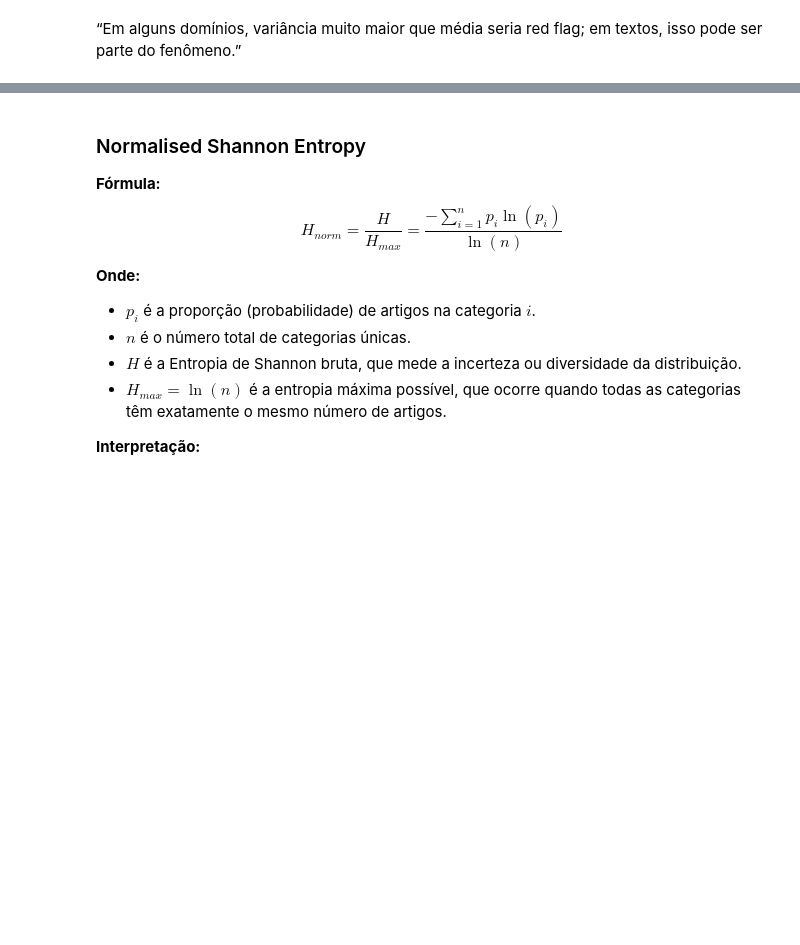
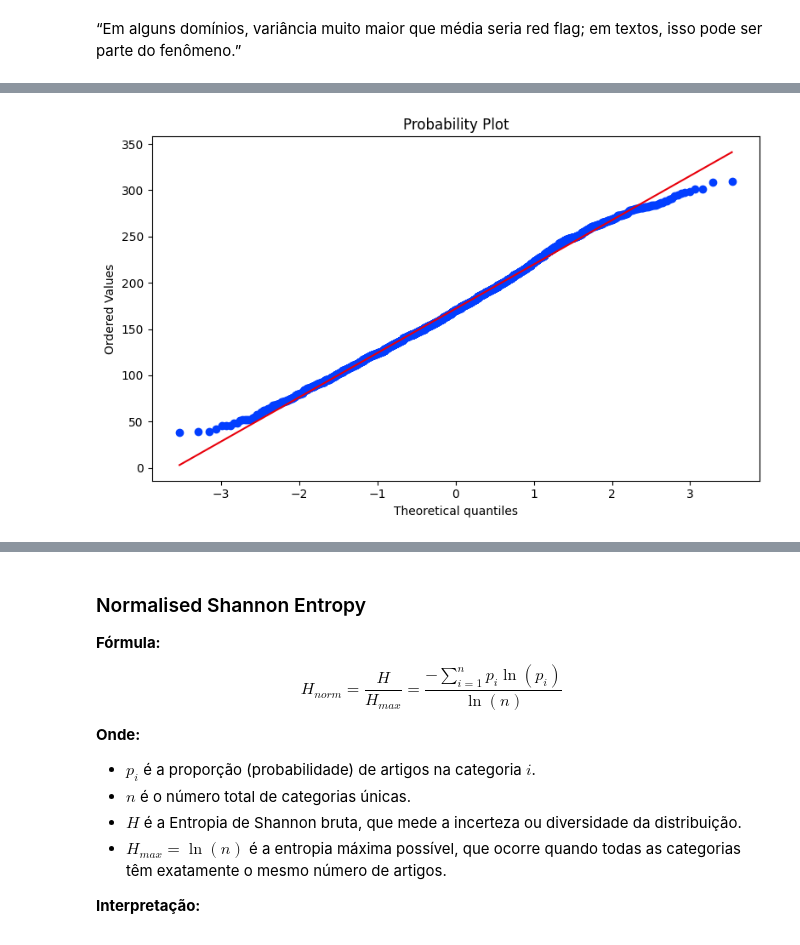
Before and after one commit to jhlopesalves/eda_humanidades, a Jupyter notebook: encontro_6/enc_6.ipynb, the cells around one changed output, grey strips where cells are left out. Drawn from its saved outputs; the diff is of its cells as text; code cells hidden in the pictures; blank space fills up the shorter version.

```diff
--- a/encontro_6/enc_6.ipynb
+++ b/encontro_6/enc_6.ipynb
@@ -600,3 +626,20 @@ plt.show()
+# %%
+# Feioso
+fig, ax = plt.subplots(figsize=(8, 5))
+
+stats.probplot(
+    arxiv_df["abstract_n_words"],
+    dist="norm",
+    plot=ax,
+)
+
+points, fit_line = ax.lines
+
+
+plt.tight_layout()
+plt.show()
+# %% [output]
+[figure, added]
 # %%
 # Elegante: Seaborn
 
```
Also changed, not shown: parts of 16 cells of this notebook.
